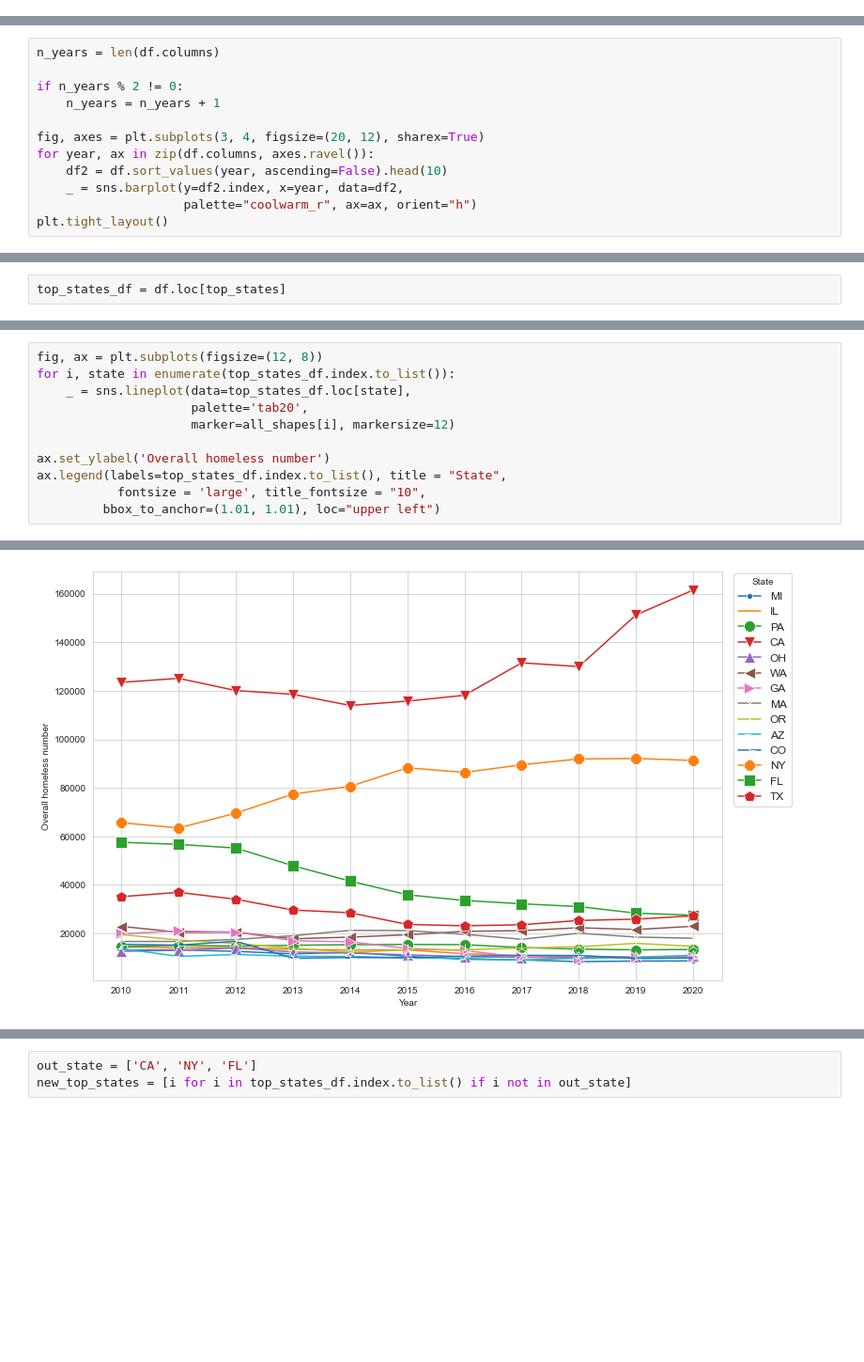
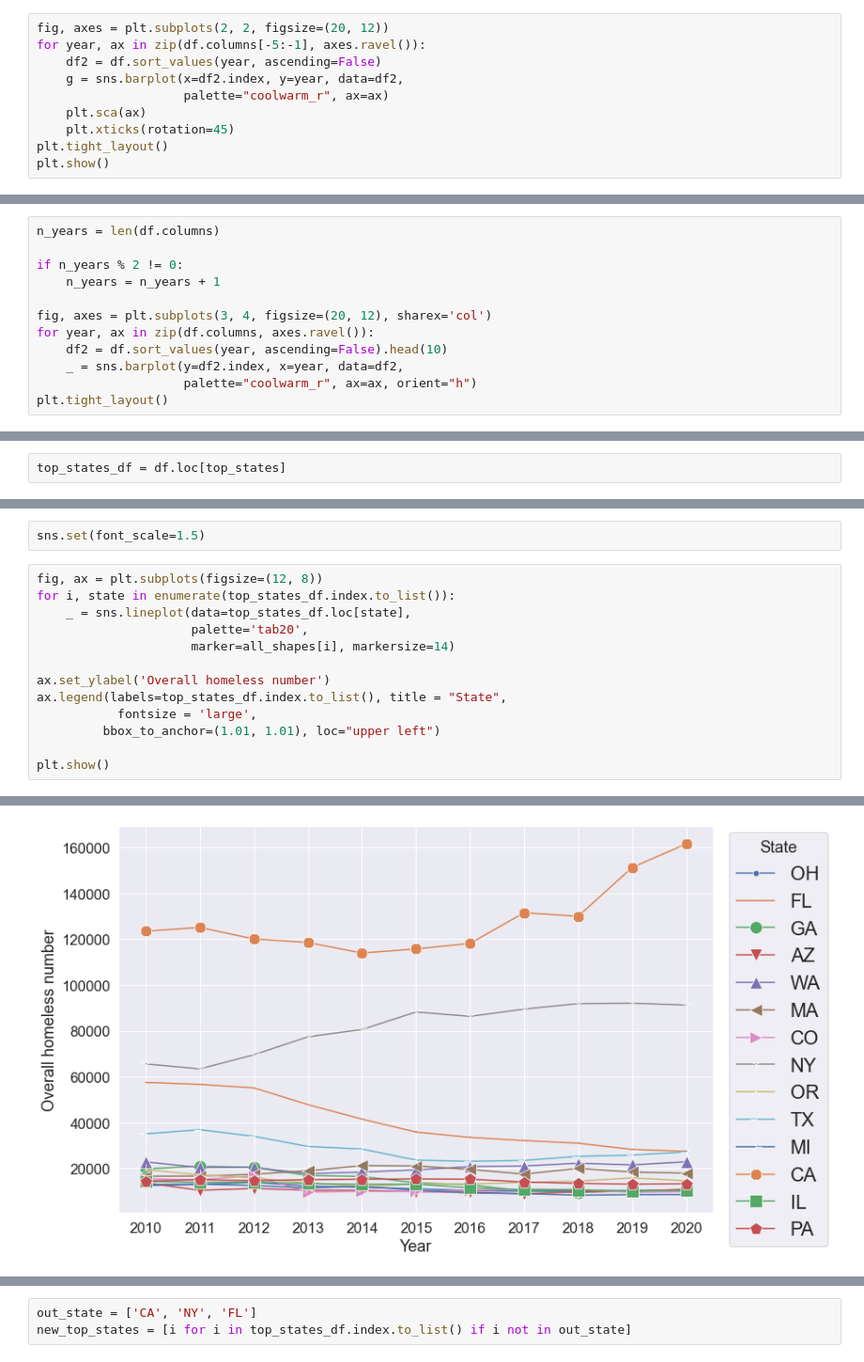
Before and after one commit to aliglara/capstone-c1-DA, a Jupyter notebook: codes/draft_visualization.ipynb, the cells around one changed output, grey strips where cells are left out. Shown at 94% size. Cells and saved outputs as stored; diff of their text form; blank space fills up the shorter version.

Commit message:
Completed draft homelessness visualization

```diff
--- a/codes/draft_visualization.ipynb
+++ b/codes/draft_visualization.ipynb
@@ -81,0 +96,10 @@ df.head()
+# %%
+fig, axes = plt.subplots(2, 2, figsize=(20, 12))
+for year, ax in zip(df.columns[-5:-1], axes.ravel()):
+    df2 = df.sort_values(year, ascending=False)
+    g = sns.barplot(x=df2.index, y=year, data=df2,
+                    palette="coolwarm_r", ax=ax)
+    plt.sca(ax)
+    plt.xticks(rotation=45)
+plt.tight_layout()
+plt.show()
@@ -85,7 +117,7 @@ n_years = len(df.columns)
 if n_years % 2 != 0:
     n_years = n_years + 1
 
-fig, axes = plt.subplots(3, 4, figsize=(20, 12), sharex=True)
+fig, axes = plt.subplots(3, 4, figsize=(20, 12), sharex='col')
 for year, ax in zip(df.columns, axes.ravel()):
     df2 = df.sort_values(year, ascending=False).head(10)
     _ = sns.barplot(y=df2.index, x=year, data=df2,
@@ -129,12 +159,16 @@ top_states_df
+# %%
+sns.set(font_scale=1.5)
 # %%
 fig, ax = plt.subplots(figsize=(12, 8))
 for i, state in enumerate(top_states_df.index.to_list()):
     _ = sns.lineplot(data=top_states_df.loc[state],
                      palette='tab20',
-                     marker=all_shapes[i], markersize=12)
+                     marker=all_shapes[i], markersize=14)
 
 ax.set_ylabel('Overall homeless number')
 ax.legend(labels=top_states_df.index.to_list(), title = "State",
-           fontsize = 'large', title_fontsize = "10",
+           fontsize = 'large',
          bbox_to_anchor=(1.01, 1.01), loc="upper left")
+
+plt.show()
 # %% [output]
@@ -142 +175 @@ ax.legend(labels=top_states_df.index.to_list(), title = "State",
-[figure, old version]
+[figure, new version]
```
Also changed, not shown: parts of 25 cells of this notebook.
